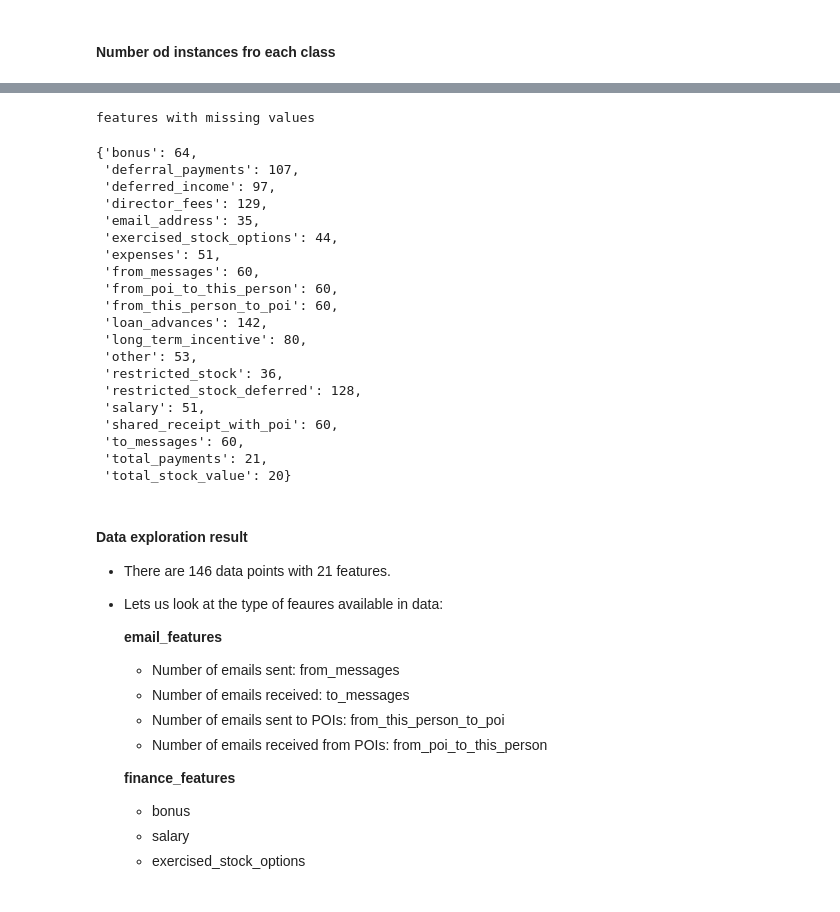
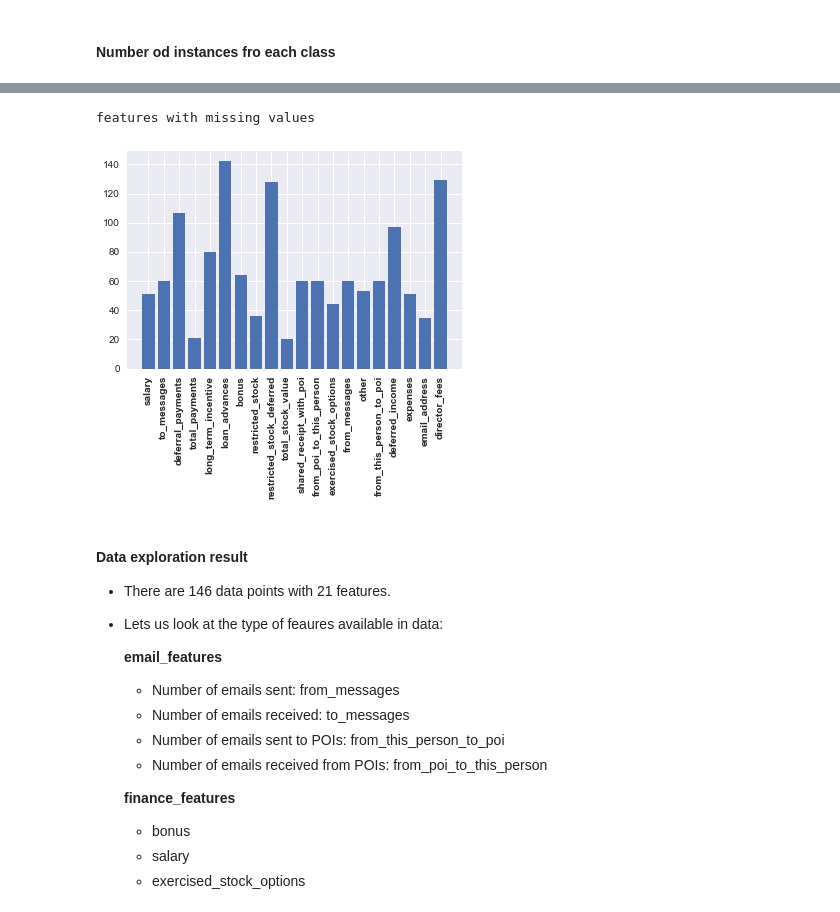
Before and after one commit to seemamishra33/Enron_Fraud_Detection, a Jupyter notebook: main/poi_id.ipynb, the cells around one changed output, grey strips where cells are left out. Cells and saved outputs as stored; diff of their text form; code cells hidden in the pictures.

```diff
--- a/main/poi_id.ipynb
+++ b/main/poi_id.ipynb
@@ -133,37 +152,22 @@ for rect, label in zip(rects, labels):
 # %%
 # create a dictionary for all missing values
 missing_features = {}
 for key, item in data_dict.iteritems():
     for elem, value in item.iteritems():
         if value == "NaN":
             if elem not in missing_features:
                 missing_features[elem] = 1
             else:
                 missing_features[elem] += 1
 print "features with missing values"
 missing_features
+plt.bar(range(len(missing_features)), missing_features.values(), align='center')
+plt.xticks(range(len(missing_features)), missing_features.keys(),fontweight = 'bold',rotation=90)
+
+plt.show()
 # %% [output]
 features with missing values
-{'bonus': 64,
- 'deferral_payments': 107,
- 'deferred_income': 97,
- 'director_fees': 129,
- 'email_address': 35,
- 'exercised_stock_options': 44,
- 'expenses': 51,
- 'from_messages': 60,
- 'from_poi_to_this_person': 60,
- 'from_this_person_to_poi': 60,
- 'loan_advances': 142,
- 'long_term_incentive': 80,
- 'other': 53,
- 'restricted_stock': 36,
- 'restricted_stock_deferred': 128,
- 'salary': 51,
- 'shared_receipt_with_poi': 60,
- 'to_messages': 60,
- 'total_payments': 21,
- 'total_stock_value': 20}
+[figure, added]
 # %% [markdown]
 #### Data exploration result
 
```
Also changed, not shown: parts of 7 cells of this notebook, 3 other files.
